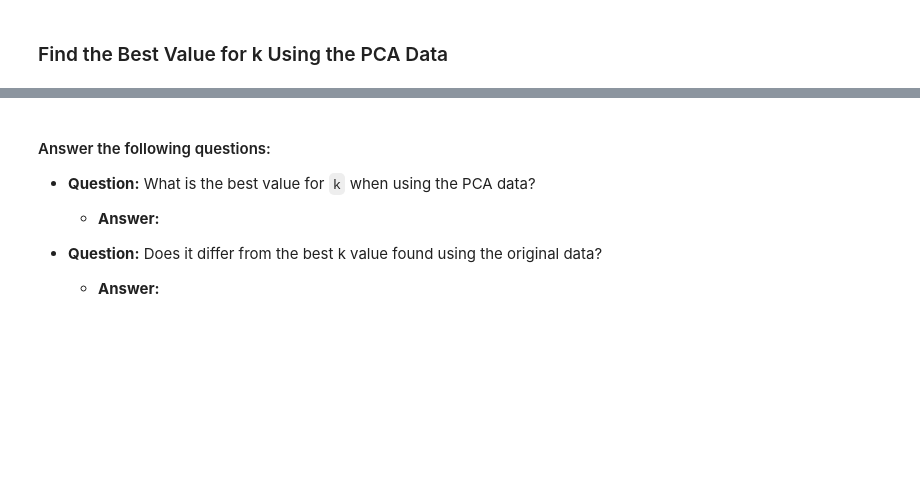
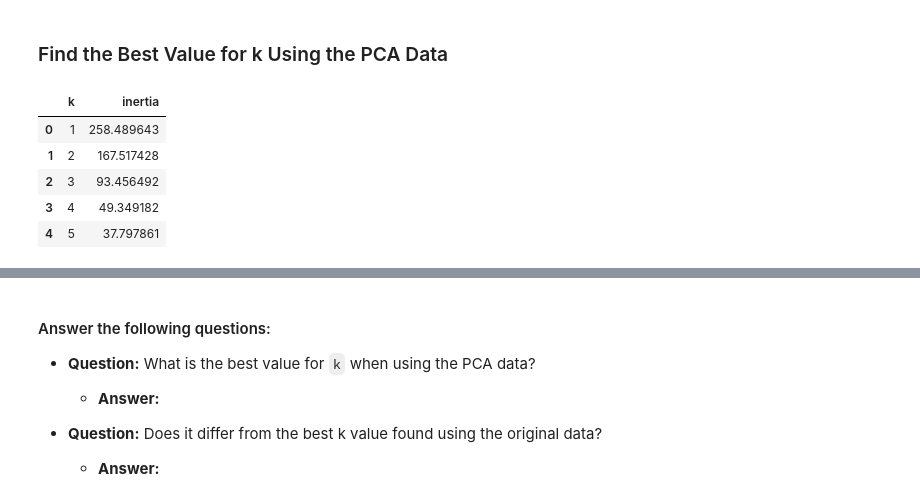
Before and after one commit to suhasinijam/CryptoClustering, a Jupyter notebook: Starter_Code (7)/Starter_Code/Crypto_Clustering.ipynb, the cells around one changed output, grey strips where cells are left out. Cells and saved outputs as stored; diff of their text form; code cells hidden in the pictures; blank space fills up the shorter version.

```diff
--- a/Starter_Code (7)/Starter_Code/Crypto_Clustering.ipynb
+++ b/Starter_Code (7)/Starter_Code/Crypto_Clustering.ipynb
@@ -327,8 +325,17 @@ for i in k_pca:
     inertia_pca.append(k_model.inertia_)
 # %%
 # Create a dictionary with the data to plot the Elbow curve
-
+pca_elbow_data = {"k": k_pca, "inertia": inertia_pca}
 # Create a DataFrame with the data to plot the Elbow curve
+pca_elbow_data_df = pd.DataFrame(pca_elbow_data)
+pca_elbow_data_df.head()
+# %% [output]
+|  | k | inertia |
+| 0 | 1 | 258.489643 |
+| 1 | 2 | 167.517428 |
+| 2 | 3 | 93.456492 |
+| 3 | 4 | 49.349182 |
+| 4 | 5 | 37.797861 |
 # %%
 # Plot a line chart with all the inertia values computed with
 # the different values of k to visually identify the optimal value for k.
```
Also changed, not shown: parts of 12 cells of this notebook.
